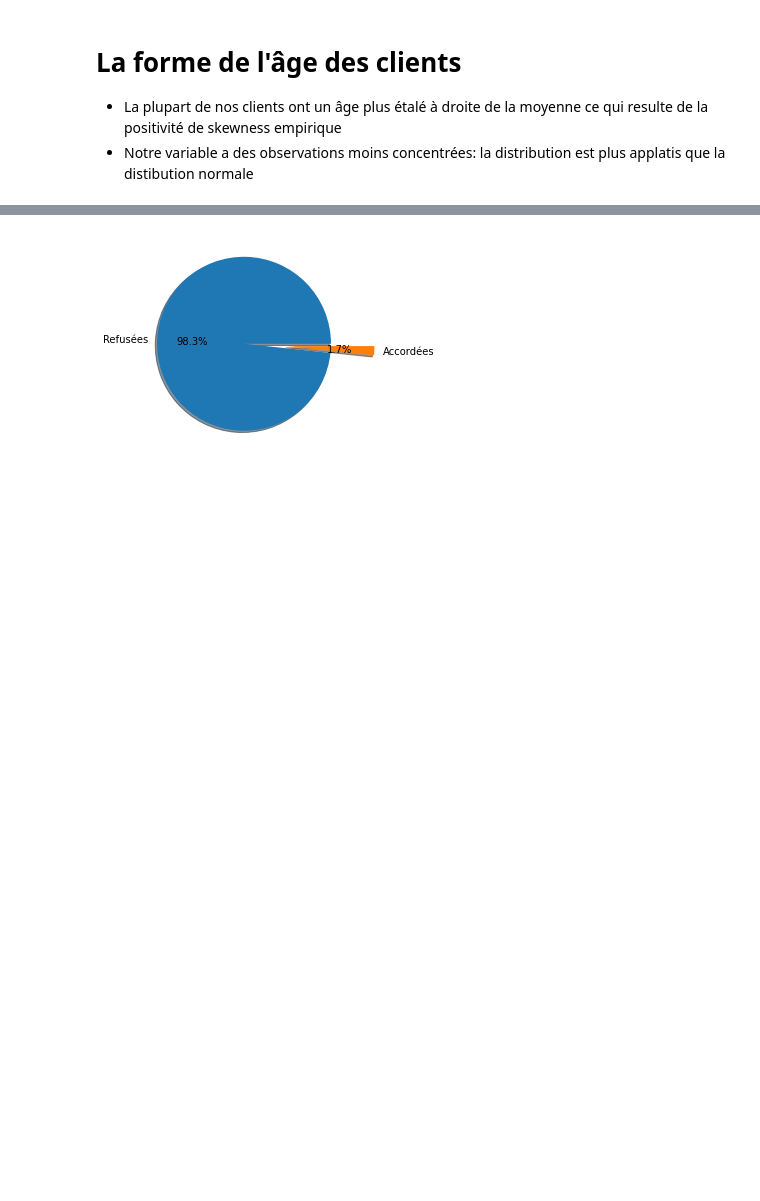
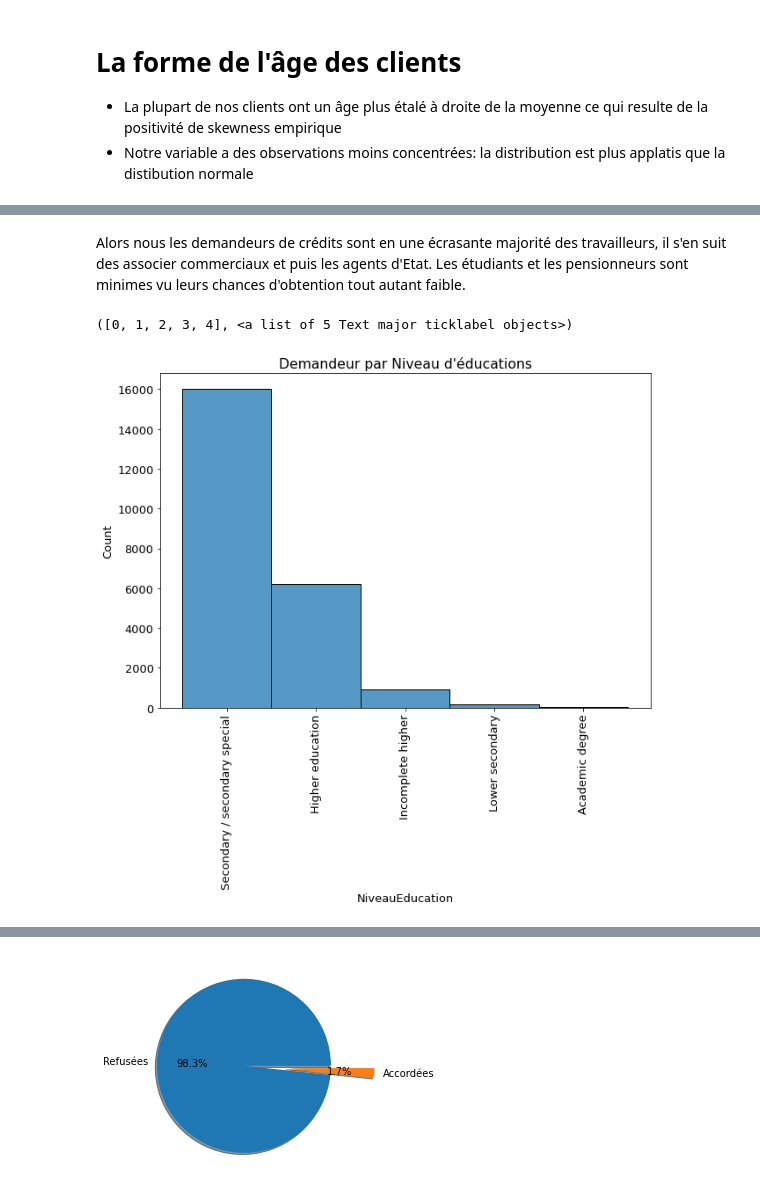
Before and after one commit to SIDIBEMoussa/Banking-credit-aproval-predicting, a Jupyter notebook: Banking_credit_aproval_predicting.ipynb, the cells around one changed output, grey strips where cells are left out. Saved outputs shown, nothing was run; the diff lists cells and outputs as text; code cells hidden in the pictures; blank space fills up the shorter version.

```diff
--- a/Banking_credit_aproval_predicting.ipynb
+++ b/Banking_credit_aproval_predicting.ipynb
@@ -99,0 +102,10 @@ sns.displot(data.Age)
+# %% [markdown]
+Alors nous les demandeurs de crédits sont en une écrasante majorité des travailleurs, il s'en suit des associer commerciaux et puis les agents d'Etat. Les étudiants et les pensionneurs sont minimes vu leurs chances d'obtention tout autant faible.
+# %%
+pl.figure(figsize=(10,7))
+pl.rcParams.update({"font.size":13})
+sns.histplot(data=data.NiveauEducation).set_title("Demandeur par Niveau d'éducation")
+pl.xticks(rotation=90)
+# %% [output]
+([0, 1, 2, 3, 4], <a list of 5 Text major ticklabel objects>)
+[figure, added]
```
Also changed, not shown: parts of 26 cells of this notebook.
